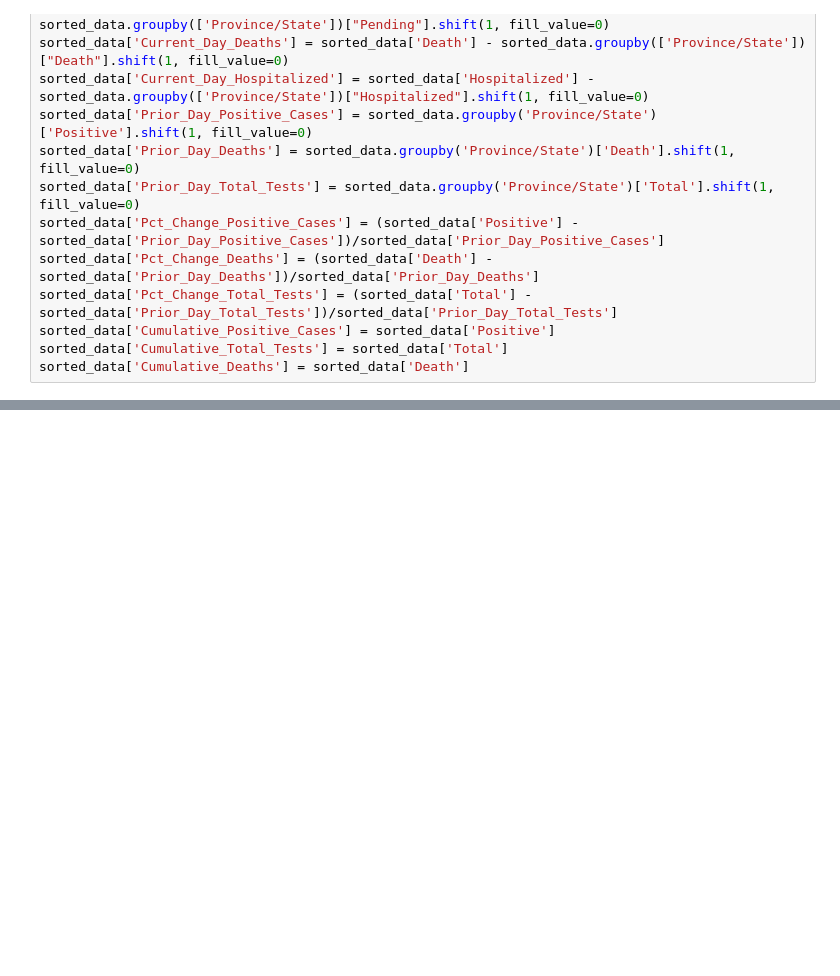
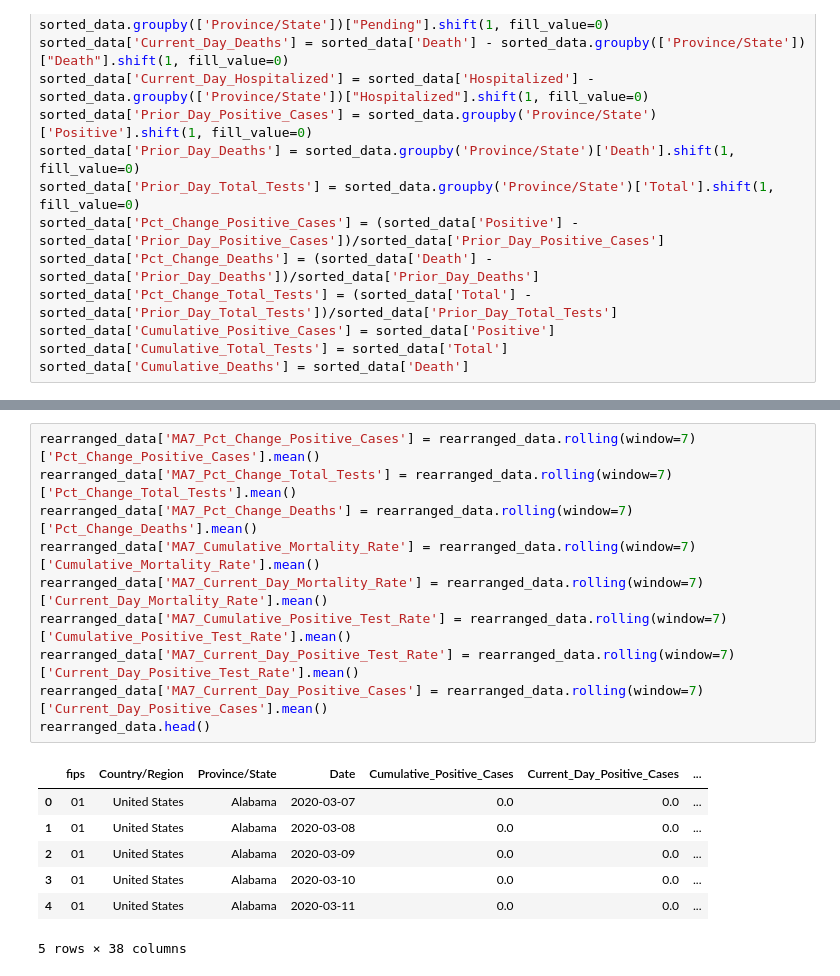
Before and after one commit to rdewolf127/COVID19, a Jupyter notebook: MA COVID.ipynb, the cells around one changed output, grey strips where cells are left out. Drawn from its saved outputs; the diff is of its cells as text; blank space fills up the shorter version.

```diff
--- a/MA COVID.ipynb
+++ b/MA COVID.ipynb
@@ -81,2 +160,20 @@ rearranged_data.head()
+# %%
+rearranged_data['MA7_Pct_Change_Positive_Cases'] = rearranged_data.rolling(window=7)['Pct_Change_Positive_Cases'].mean()
+rearranged_data['MA7_Pct_Change_Total_Tests'] = rearranged_data.rolling(window=7)['Pct_Change_Total_Tests'].mean()
+rearranged_data['MA7_Pct_Change_Deaths'] = rearranged_data.rolling(window=7)['Pct_Change_Deaths'].mean()
+rearranged_data['MA7_Cumulative_Mortality_Rate'] = rearranged_data.rolling(window=7)['Cumulative_Mortality_Rate'].mean()
+rearranged_data['MA7_Current_Day_Mortality_Rate'] = rearranged_data.rolling(window=7)['Current_Day_Mortality_Rate'].mean()
+rearranged_data['MA7_Cumulative_Positive_Test_Rate'] = rearranged_data.rolling(window=7)['Cumulative_Positive_Test_Rate'].mean()
+rearranged_data['MA7_Current_Day_Positive_Test_Rate'] = rearranged_data.rolling(window=7)['Current_Day_Positive_Test_Rate'].mean()
+rearranged_data['MA7_Current_Day_Positive_Cases'] = rearranged_data.rolling(window=7)['Current_Day_Positive_Cases'].mean()
+rearranged_data.head()
+# %% [output]
+|  | fips | Country/Region | Province/State | Date | Cumulative_Positive_Cases | Current_Day_Positive_Cases | ... |
+| 0 | 01 | United States | Alabama | 2020-03-07 | 0.0 | 0.0 | ... |
+| 1 | 01 | United States | Alabama | 2020-03-08 | 0.0 | 0.0 | ... |
+| 2 | 01 | United States | Alabama | 2020-03-09 | 0.0 | 0.0 | ... |
+| 3 | 01 | United States | Alabama | 2020-03-10 | 0.0 | 0.0 | ... |
+| 4 | 01 | United States | Alabama | 2020-03-11 | 0.0 | 0.0 | ... |
+5 rows × 38 columns
 # %%
 MA_only = rearranged_data[(rearranged_data['Province/State']=='Massachusetts')]
```
Also changed, not shown: parts of 15 cells of this notebook.
